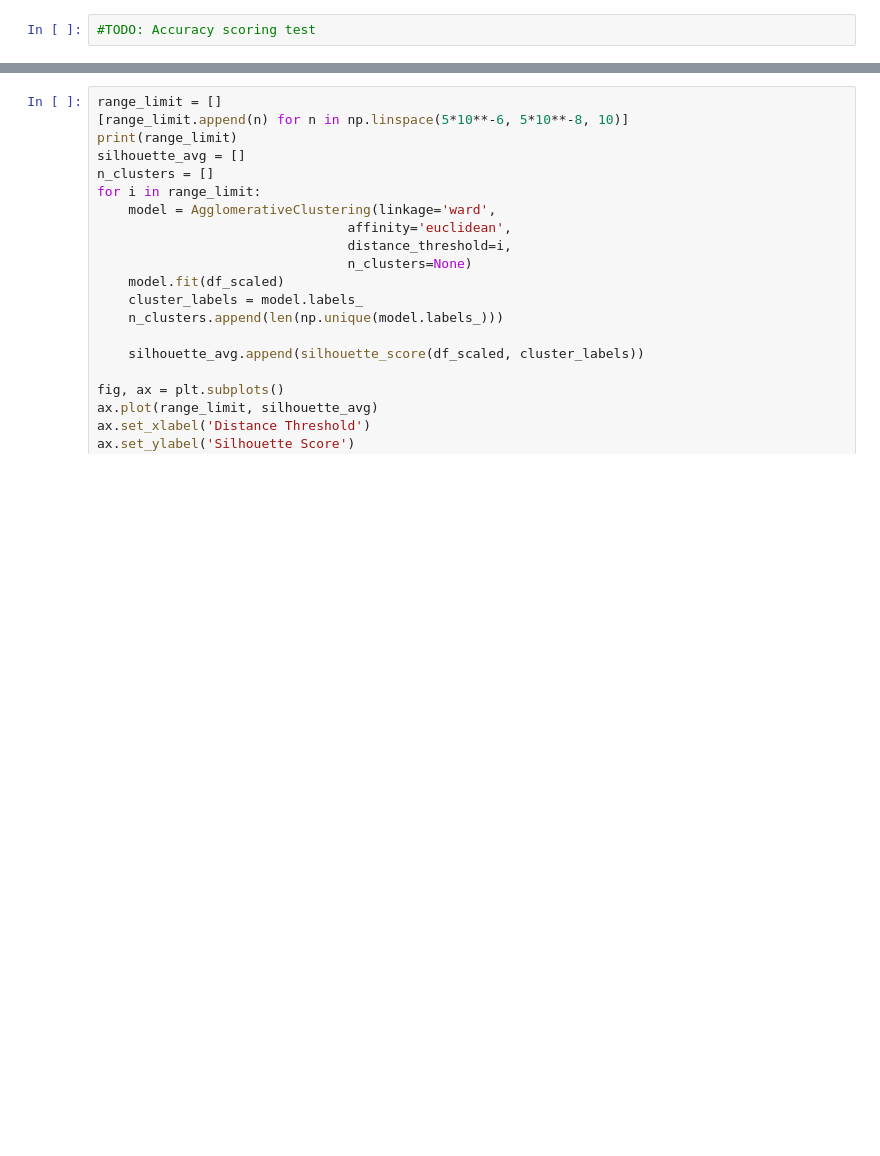
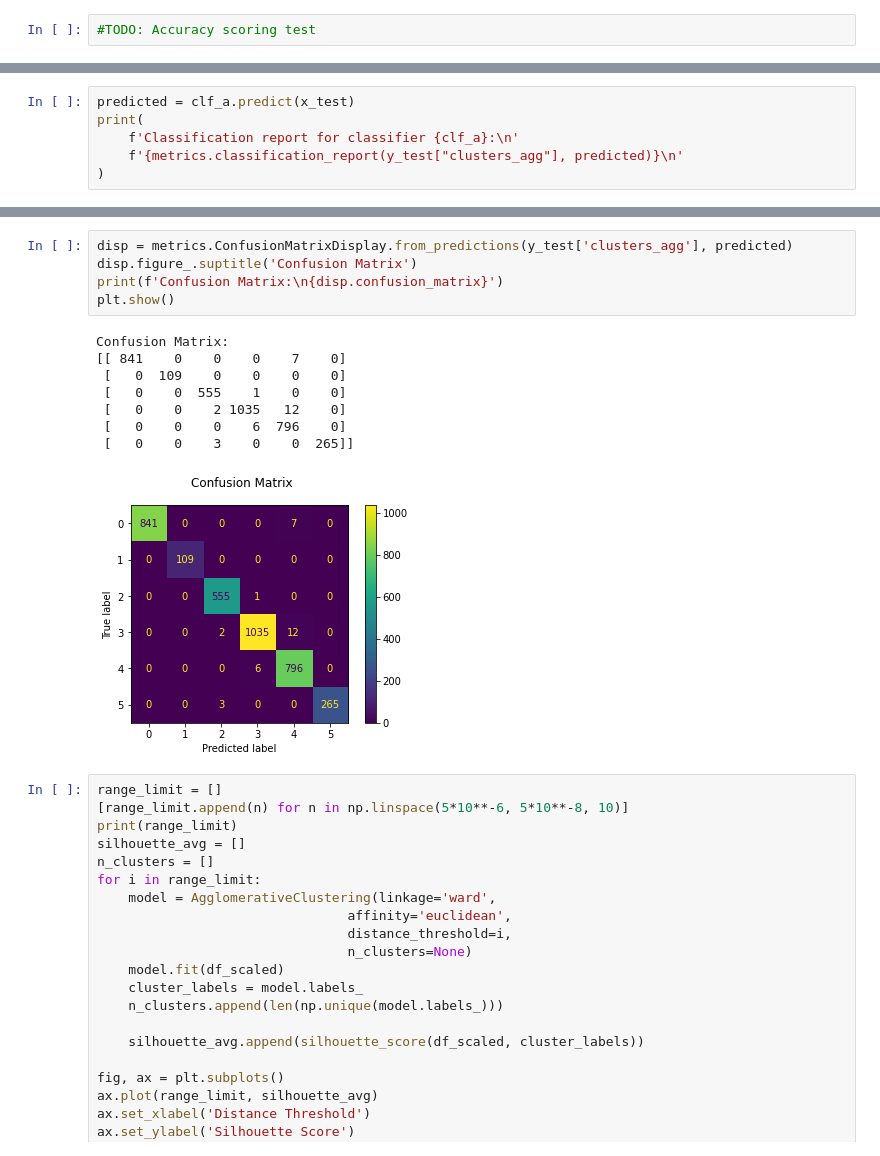
Before and after one commit to sskett/cosc301, a Jupyter notebook: testing.ipynb, the cells around one changed output, grey strips where cells are left out. Cells and saved outputs as stored; diff of their text form; blank space fills up the shorter version.

```diff
--- a/testing.ipynb
+++ b/testing.ipynb
@@ -261,0 +299,6 @@ array([0, 1, 2, 3, 4, 5, 6, 7], dtype=int32)
+# %%
+predicted = clf_a.predict(x_test)
+print(
+    f'Classification report for classifier {clf_a}:\n'
+    f'{metrics.classification_report(y_test["clusters_agg"], predicted)}\n'
+)
@@ -262,3 +319,17 @@ array([0, 1, 2, 3, 4, 5, 6, 7], dtype=int32)
+# %%
+disp = metrics.ConfusionMatrixDisplay.from_predictions(y_test['clusters_agg'], predicted)
+disp.figure_.suptitle('Confusion Matrix')
+print(f'Confusion Matrix:\n{disp.confusion_matrix}')
+plt.show()
+# %% [output]
+Confusion Matrix:
+[[ 841    0    0    0    7    0]
+ [   0  109    0    0    0    0]
+ [   0    0  555    1    0    0]
+ [   0    0    2 1035   12    0]
+ [   0    0    0    6  796    0]
+ [   0    0    3    0    0  265]]
+[figure, added]
 # %%
 range_limit = []
 [range_limit.append(n) for n in np.linspace(5*10**-6, 5*10**-8, 10)]
```
Also changed, not shown: parts of 49 cells of this notebook, 2 other files.
